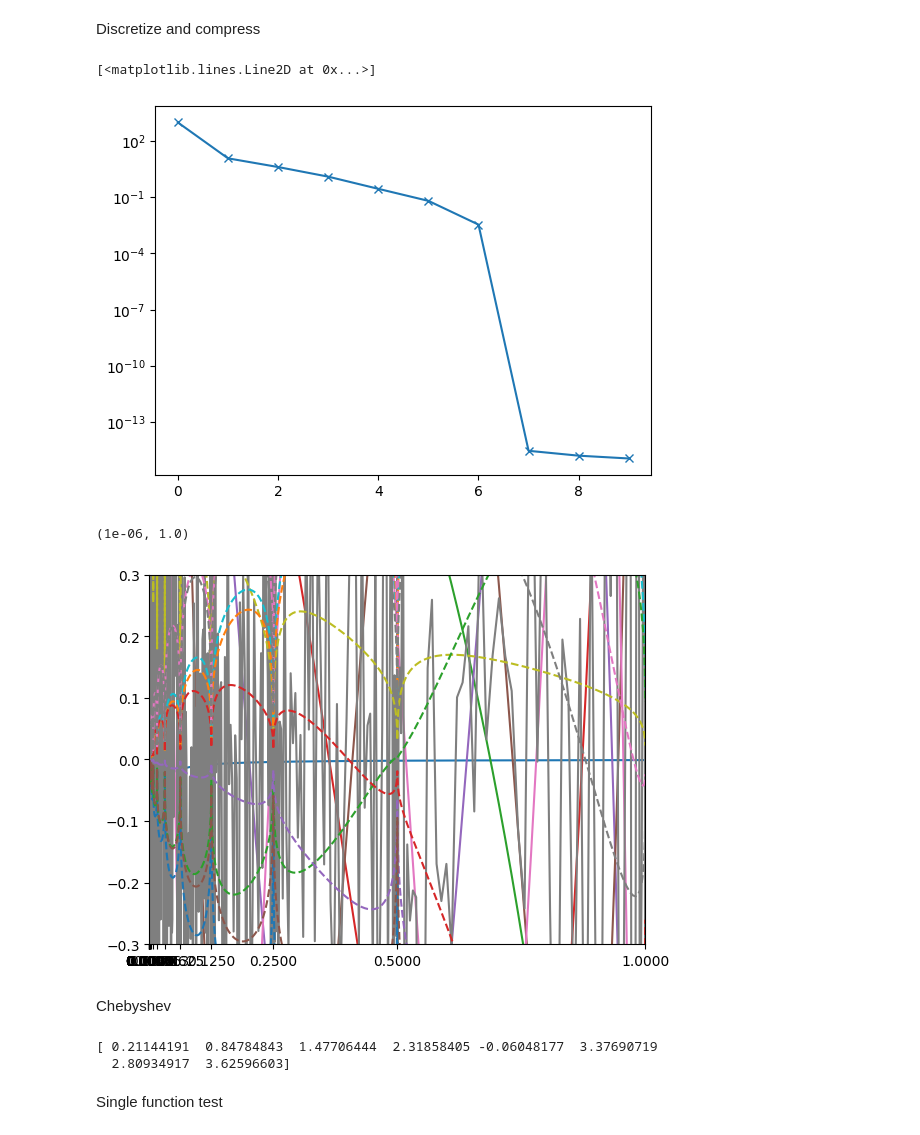
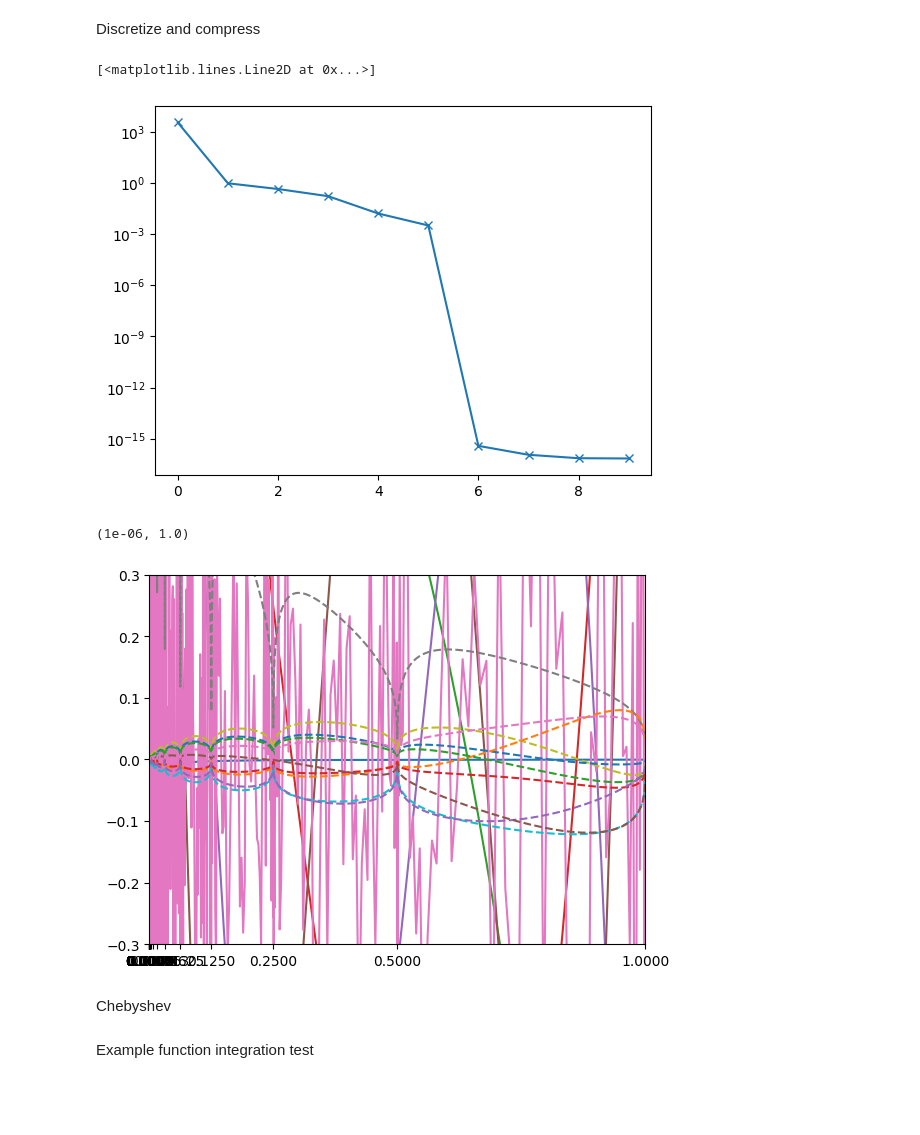
Before and after one commit to jakobtkn/ggqpy, a Jupyter notebook: genquad.ipynb, the cells around one changed output. Drawn from its saved outputs; the diff is of its cells as text; code cells hidden in the pictures; blank space fills up the shorter version.

```diff
--- a/genquad.ipynb
+++ b/genquad.ipynb
@@ -15,6 +14,7 @@ eps_disc = 1e-8
 eps_comp = 1e2*eps_disc
 eps_quad = None
 I = Interval(1e-6,1)
-function_family = poly_and_sing_problem(I, number_of_functions = 10, degree = 6, scale = 10)
-xx = np.linspace(I.a,I.b,1000)
+F = example_problem(I, number_of_functions = 10, expr_gen=gen_poly_and_sing)
+ex_f, ex_f_expr = F.generate_example_function()
+ex_f_expr
 # %% [output]
@@ -43,13 +35,13 @@ for phi in function_family.functions[:min(len(function_family.functions),functio
 # %% [markdown]
 Discretize and compress
 # %%
-x, w, endpoints = adaptive_discretization(function_family, precision=eps_disc, k=30, verbose=False)
-U, A, rank = compress_sequence_of_functions(function_family, x, w, precision=eps_comp)
+x, w, endpoints = adaptive_discretization(F, precision=eps_disc, k=30, verbose=False)
+U, A, rank = compress_sequence_of_functions(F, x, w, precision=eps_comp)
 Q,R,perm = sp.linalg.qr(A, pivoting = True)
 plt.semilogy(np.abs(np.diag(R)),"-x")
 # %% [output]
 [<matplotlib.lines.Line2D at 0x...>]
-[figure, old version]
+[figure, new version]
 # %%
 plt.figure();
 plt.xticks(endpoints);
@@ -59,11 +51,10 @@ plt.ylim(-0.3,0.3)
 plt.xlim(I.a,I.b)
 # %% [output]
 (1e-06, 1.0)
-[figure, old version]
+[figure, new version]
 # %% [markdown]
 Chebyshev
 # %%
-
 r = U.T@w
 k = len(r)
 
@@ -71,12 +62,8 @@ B = np.sqrt(w)*U.T
 Q,R,perm = sp.linalg.qr(B, pivoting=True)
 z = np.linalg.solve(R[:k,:k], Q.T@r) ## No Hermetian transpose in python? For now only support real functions.
 
-print(z)
 idx = perm[:k]
 x_cheb = x[idx]
 w_cheb = z*np.sqrt(w[idx])
-# %% [output]
-[ 0.21144191  0.84784843  1.47706444  2.31858405 -0.06048177  3.37690719
-  2.80934917  3.62596603]
 # %% [markdown]
-Single function test
+Example function integration test
```
Also changed, not shown: parts of 8 cells of this notebook, 2 other files.
